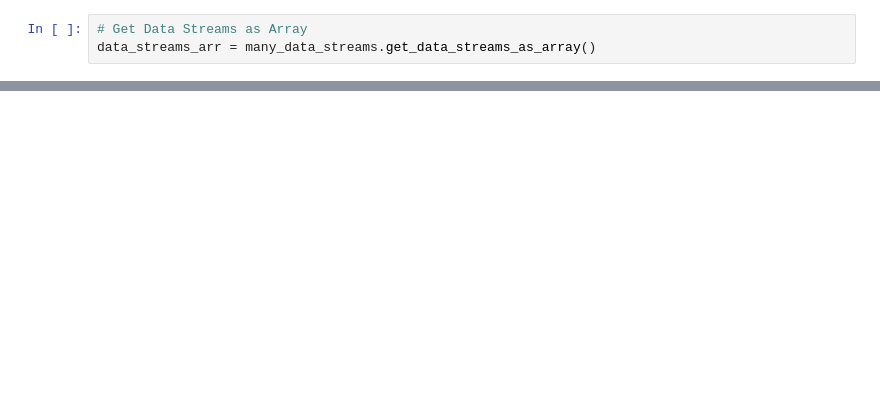
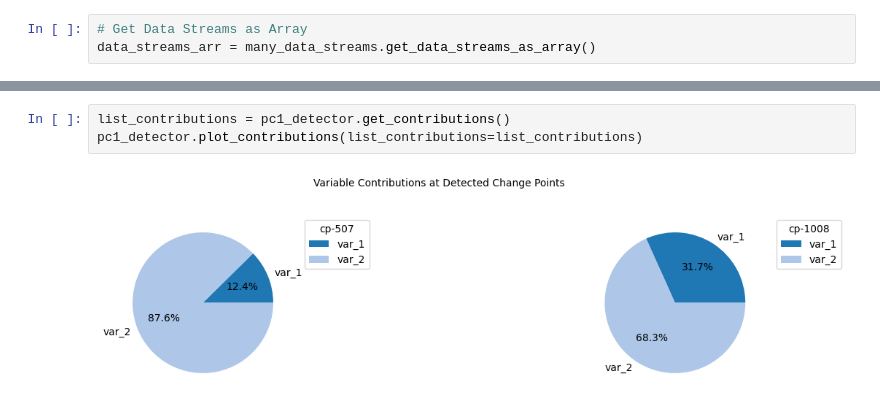
Before and after one commit to giobbu/CUSUM, a Jupyter notebook: notebooks/notebook_pc1cusm_multivariate.ipynb, the cells around one changed output, grey strips where cells are left out. Cells and saved outputs as stored; diff of their text form; blank space fills up the shorter version.

```diff
--- a/notebooks/notebook_pc1cusm_multivariate.ipynb
+++ b/notebooks/notebook_pc1cusm_multivariate.ipynb
@@ -45,0 +47,5 @@ pc1_detector.plot_change_points(data_streams=data_streams_arr,
+# %%
+list_contributions = pc1_detector.get_contributions()
+pc1_detector.plot_contributions(list_contributions=list_contributions)
+# %% [output]
+[figure, added]
```
Also changed, not shown: parts of 2 cells of this notebook.
